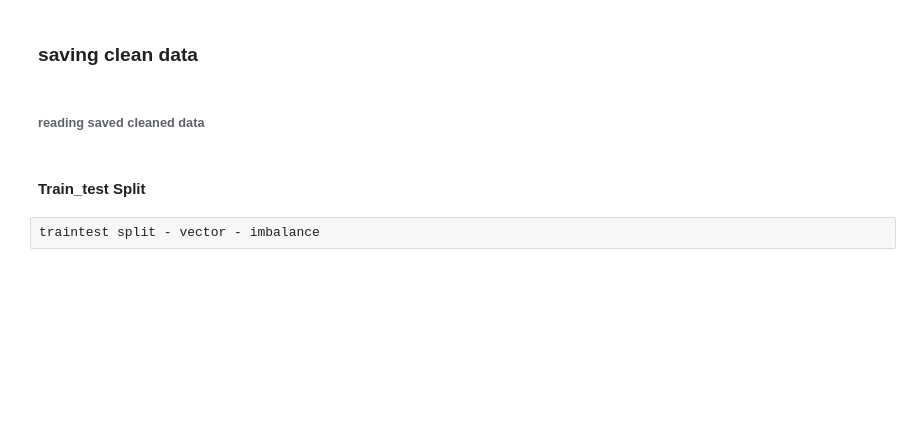
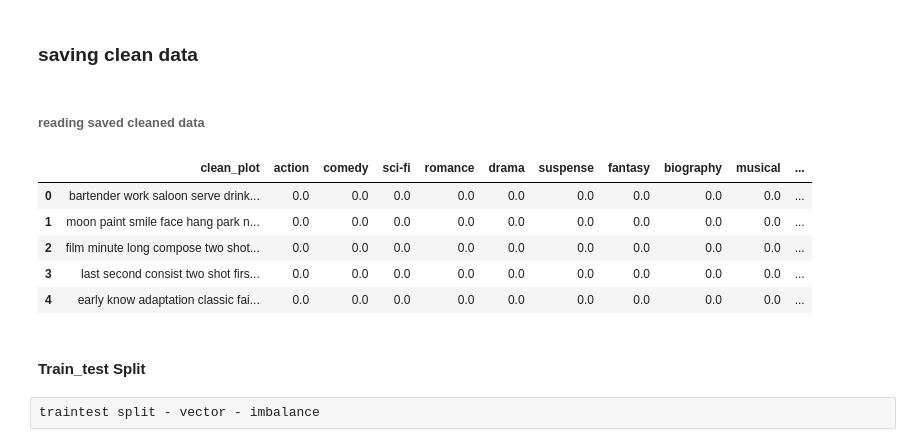
Before and after one commit to VarshaThakare/MultilabelClassificationWiki, a Jupyter notebook: multilabel_classification_wiki/src/notebook/multilabel_classification_wiki.ipynb, the cells around one changed output. Cells and saved outputs as stored; diff of their text form; code cells hidden in the pictures; blank space fills up the shorter version.

```diff
--- a/multilabel_classification_wiki/src/notebook/multilabel_classification_wiki.ipynb
+++ b/multilabel_classification_wiki/src/notebook/multilabel_classification_wiki.ipynb
@@ -982,6 +982,15 @@ new_data.to_csv("cleaned_movie_plot_data.csv",index = False)
 ######  reading saved cleaned data
 # %%
 new_data = pd.read_csv("cleaned_movie_plot_data.csv")
+# %%
+new_data.head()
+# %% [output]
+|  | clean_plot | action | comedy | sci-fi | romance | drama | suspense | fantasy | biography | musical | ... |
+| 0 | bartender work saloon serve drink... | 0.0 | 0.0 | 0.0 | 0.0 | 0.0 | 0.0 | 0.0 | 0.0 | 0.0 | ... |
+| 1 | moon paint smile face hang park n... | 0.0 | 0.0 | 0.0 | 0.0 | 0.0 | 0.0 | 0.0 | 0.0 | 0.0 | ... |
+| 2 | film minute long compose two shot... | 0.0 | 0.0 | 0.0 | 0.0 | 0.0 | 0.0 | 0.0 | 0.0 | 0.0 | ... |
+| 3 | last second consist two shot firs... | 0.0 | 0.0 | 0.0 | 0.0 | 0.0 | 0.0 | 0.0 | 0.0 | 0.0 | ... |
+| 4 | early know adaptation classic fai... | 0.0 | 0.0 | 0.0 | 0.0 | 0.0 | 0.0 | 0.0 | 0.0 | 0.0 | ... |
 # %%
 genre_list = ['action', 'comedy', 'sci-fi', 'romance', 'drama', 'suspense',
        'fantasy', 'biography', 'musical', 'animated', 'film noir', 'adventure',
```
Also changed, not shown: parts of 23 cells of this notebook, 1 other file.
